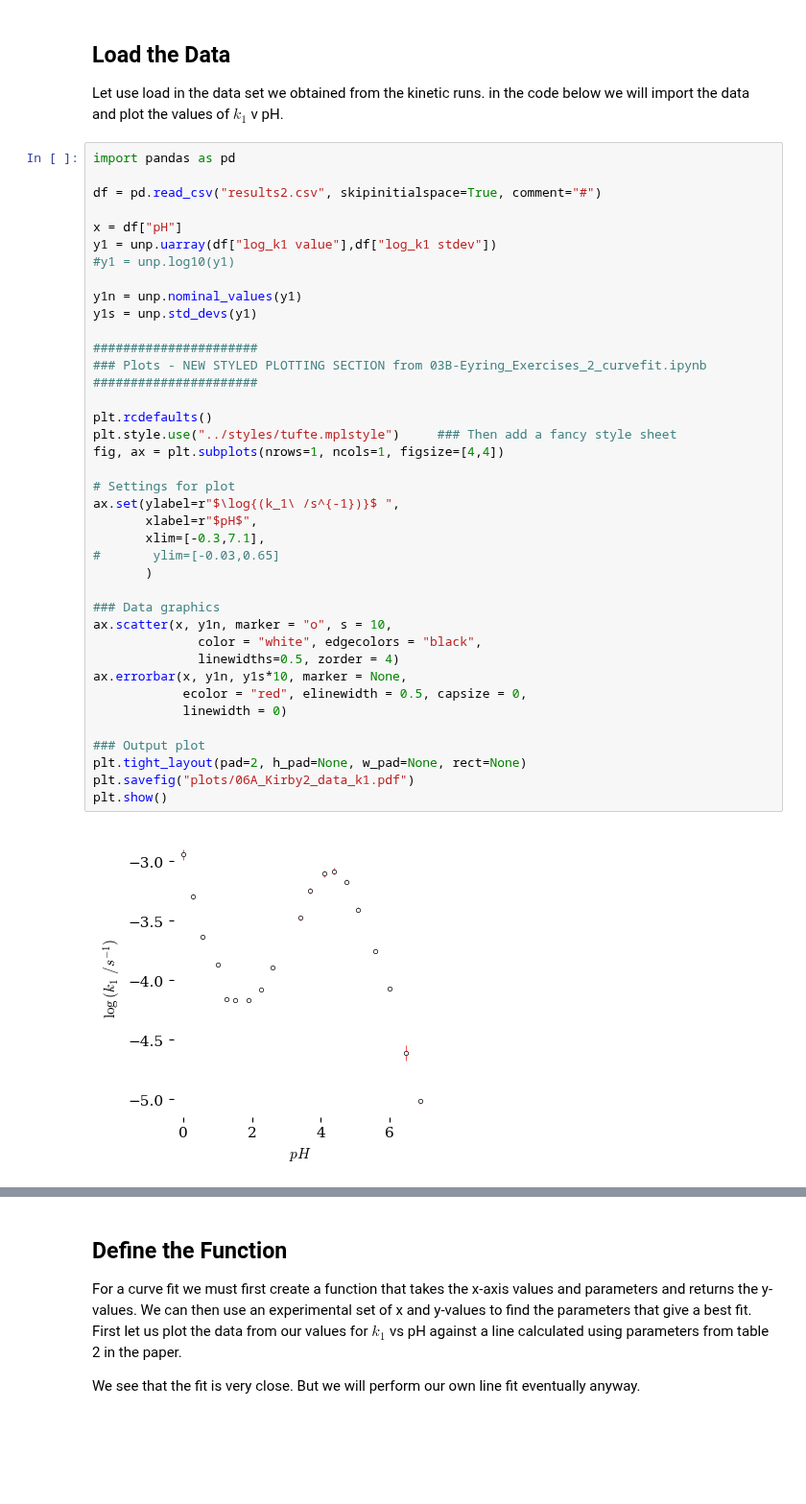
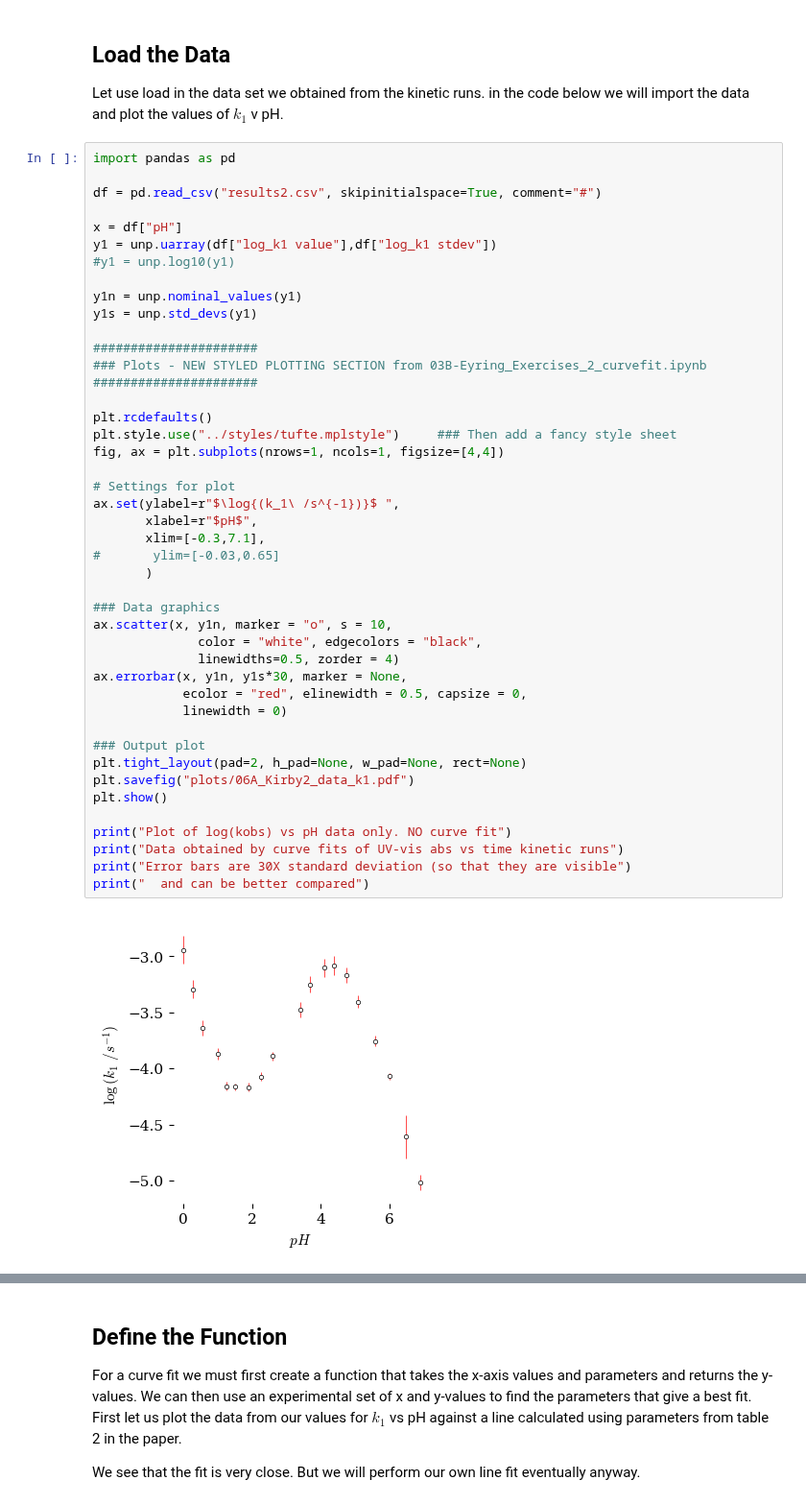
Before and after one commit to blinkletter/4410PythonNotebooks, a Jupyter notebook: Class_10/06-Kirby2_DataAnalysis.ipynb, the cells around one changed output, grey strips where cells are left out. Shown at 96% size. Drawn from its saved outputs; the diff is of its cells as text; blank space fills up the shorter version.

```diff
--- a/Class_10/06-Kirby2_DataAnalysis.ipynb
+++ b/Class_10/06-Kirby2_DataAnalysis.ipynb
@@ -88,32 +96,37 @@ y1 = unp.uarray(df["log_k1 value"],df["log_k1 stdev"])
 y1n = unp.nominal_values(y1)
 y1s = unp.std_devs(y1)
 
 ######################
 ### Plots - NEW STYLED PLOTTING SECTION from 03B-Eyring_Exercises_2_curvefit.ipynb
 ######################
 
 plt.rcdefaults()
 plt.style.use("../styles/tufte.mplstyle")     ### Then add a fancy style sheet
 fig, ax = plt.subplots(nrows=1, ncols=1, figsize=[4,4])
 
 # Settings for plot
 ax.set(ylabel=r"$\log{(k_1\ /s^{-1})}$ ",
        xlabel=r"$pH$",
        xlim=[-0.3,7.1],
 #       ylim=[-0.03,0.65]
        )
 
 ### Data graphics
 ax.scatter(x, y1n, marker = "o", s = 10,
               color = "white", edgecolors = "black",
               linewidths=0.5, zorder = 4)
-ax.errorbar(x, y1n, y1s*10, marker = None,
+ax.errorbar(x, y1n, y1s*30, marker = None,
             ecolor = "red", elinewidth = 0.5, capsize = 0,
             linewidth = 0)
 
 ### Output plot
 plt.tight_layout(pad=2, h_pad=None, w_pad=None, rect=None)
 plt.savefig("plots/06A_Kirby2_data_k1.pdf")
 plt.show()
+
+print("Plot of log(kobs) vs pH data only. NO curve fit")
+print("Data obtained by curve fits of UV-vis abs vs time kinetic runs")
+print("Error bars are 30X standard deviation (so that they are visible")
+print("  and can be better compared")
 # %% [output]
-[figure, old version]
+[figure, new version]
```
Also changed, not shown: parts of 12 cells of this notebook, 3 other files.
